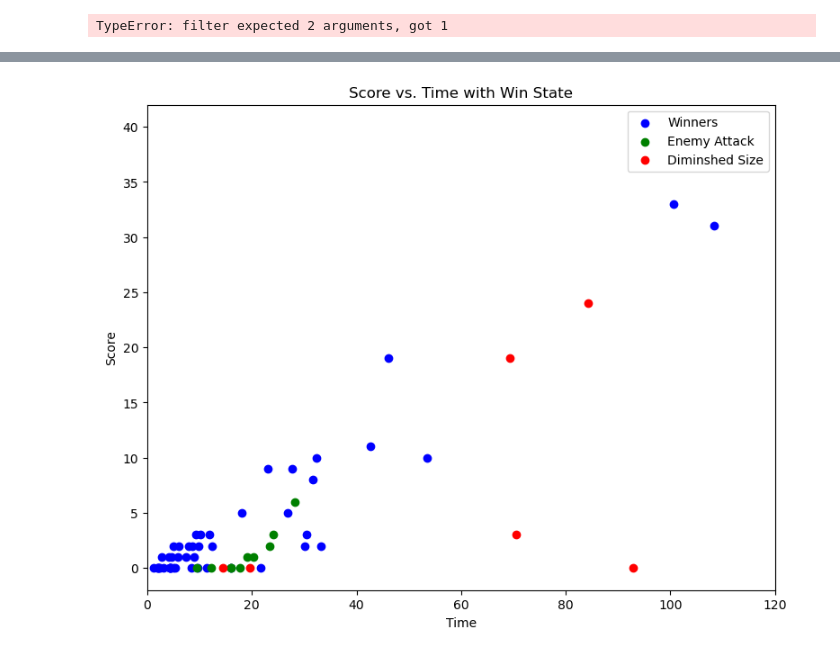
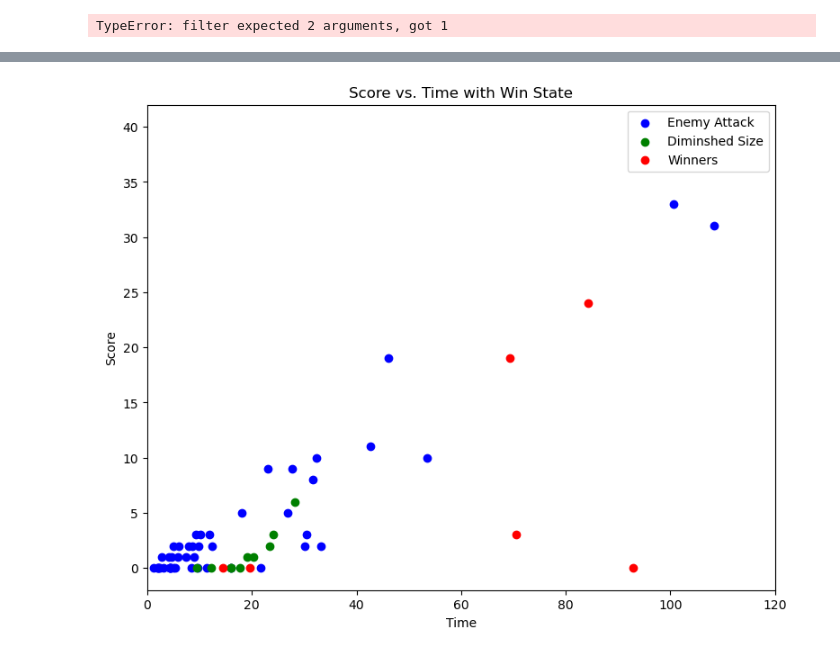
Before and after one commit to Kishan-2505/CSCI-526-Team-Undecided-S23, a Jupyter notebook: Analytics/ANALYTICS.ipynb, the cells around one changed output, grey strips where cells are left out. Saved outputs shown, nothing was run; the diff lists cells and outputs as text; code cells hidden in the pictures.

```diff
--- a/Analytics/ANALYTICS.ipynb
+++ b/Analytics/ANALYTICS.ipynb
@@ -725,34 +722,34 @@ x_vals_3 = []
 y_vals_3 = []
 plt.figure(figsize=(9, 7))
 
 # Populate the lists based on the value of causeOfDeath
 for entry in data:
     if entry['causeOfDeath'] == 0:
         x_vals_0.append(entry['time'])
         y_vals_0.append(entry['score'])
     elif entry['causeOfDeath'] == 1:
         x_vals_1.append(entry['time'])
         y_vals_1.append(entry['score'])
     elif entry['causeOfDeath'] == 3:
         x_vals_3.append(entry['time'])
         y_vals_3.append(entry['score'])
 
 # Create the scatter plots for each category
-scatter_0 = plt.scatter(x_vals_0, y_vals_0, c='blue', label='Winners')
-scatter_1 = plt.scatter(x_vals_1, y_vals_1, c='green', label='Enemy Attack')
-scatter_3 = plt.scatter(x_vals_3, y_vals_3, c='red', label='Diminshed Size')
+scatter_0 = plt.scatter(x_vals_0, y_vals_0, c='blue', label='Enemy Attack')
+scatter_1 = plt.scatter(x_vals_1, y_vals_1, c='green', label='Diminshed Size')
+scatter_3 = plt.scatter(x_vals_3, y_vals_3, c='red', label='Winners')
 
 # Add axis labels and a title
 plt.xlabel('Time')
 plt.ylabel('Score')
 plt.title('Score vs. Time with Win State')
 plt.xlim(0, 120)
 
 # Add a legend for the causeOfDeath categories
 handles, labels = plt.gca().get_legend_handles_labels()
 plt.legend(handles=handles, labels=labels)
 
 # Display the plot
 plt.show()
 # %% [output]
-[figure, old version]
+[figure, new version]
```
Also changed, not shown: parts of 17 cells of this notebook.
